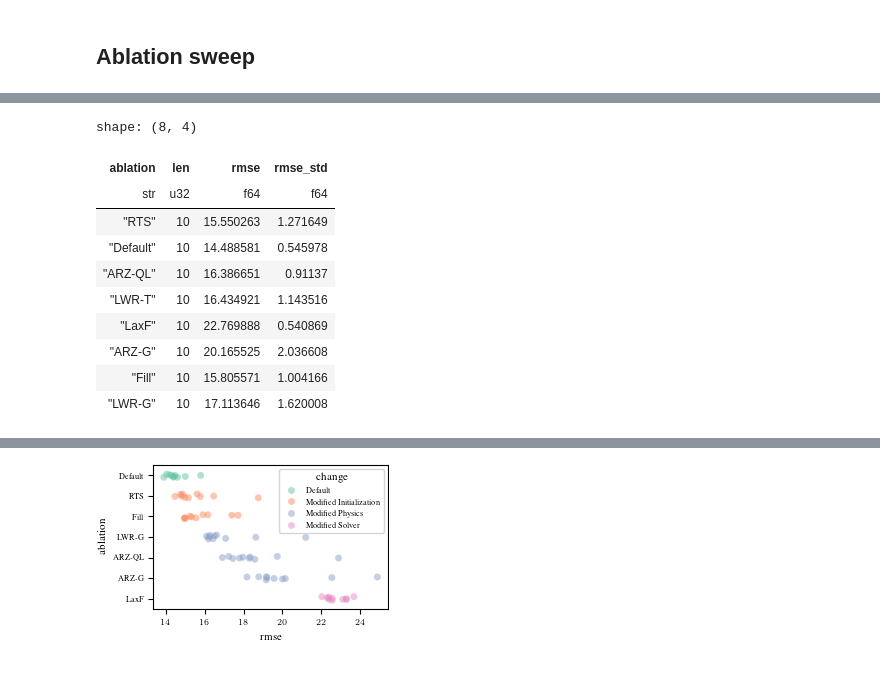
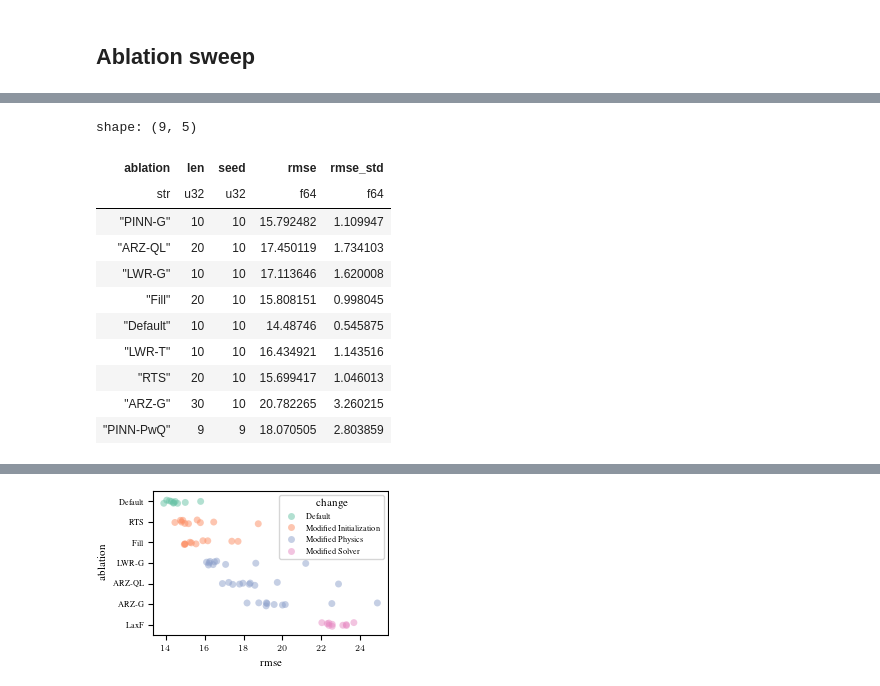
Before and after one commit to J-Moreau/traffic-smoothing, a Jupyter notebook: notebooks/sweep_results.ipynb, the cells around one changed output, grey strips where cells are left out. Drawn from its saved outputs; the diff is of its cells as text; code cells hidden in the pictures.

```diff
--- a/notebooks/sweep_results.ipynb
+++ b/notebooks/sweep_results.ipynb
@@ -275,14 +393,15 @@ shape: (3, 14)
 # %%
-plot_data.group_by("ablation").agg(pl.len(), pl.col.rmse.mean(), pl.col.rmse.std().alias("rmse_std"))
+plot_data.group_by("ablation").agg(pl.len(), pl.col.seed.n_unique(),pl.col.rmse.mean(), pl.col.rmse.std().alias("rmse_std"))
 # %% [output]
-shape: (8, 4)
+shape: (9, 5)
-| ablation | len | rmse | rmse_std |
-| str | u32 | f64 | f64 |
-| "RTS" | 10 | 15.550263 | 1.271649 |
-| "Default" | 10 | 14.488581 | 0.545978 |
-| "ARZ-QL" | 10 | 16.386651 | 0.91137 |
-| "LWR-T" | 10 | 16.434921 | 1.143516 |
-| "LaxF" | 10 | 22.769888 | 0.540869 |
-| "ARZ-G" | 10 | 20.165525 | 2.036608 |
-| "Fill" | 10 | 15.805571 | 1.004166 |
-| "LWR-G" | 10 | 17.113646 | 1.620008 |
+| ablation | len | seed | rmse | rmse_std |
+| str | u32 | u32 | f64 | f64 |
+| "PINN-G" | 10 | 10 | 15.792482 | 1.109947 |
+| "ARZ-QL" | 20 | 10 | 17.450119 | 1.734103 |
+| "LWR-G" | 10 | 10 | 17.113646 | 1.620008 |
+| "Fill" | 20 | 10 | 15.808151 | 0.998045 |
+| "Default" | 10 | 10 | 14.48746 | 0.545875 |
+| "LWR-T" | 10 | 10 | 16.434921 | 1.143516 |
+| "RTS" | 20 | 10 | 15.699417 | 1.046013 |
+| "ARZ-G" | 30 | 10 | 20.782265 | 3.260215 |
+| "PINN-PwQ" | 9 | 9 | 18.070505 | 2.803859 |
```
Also changed, not shown: parts of 6 cells of this notebook, 5 other files.
